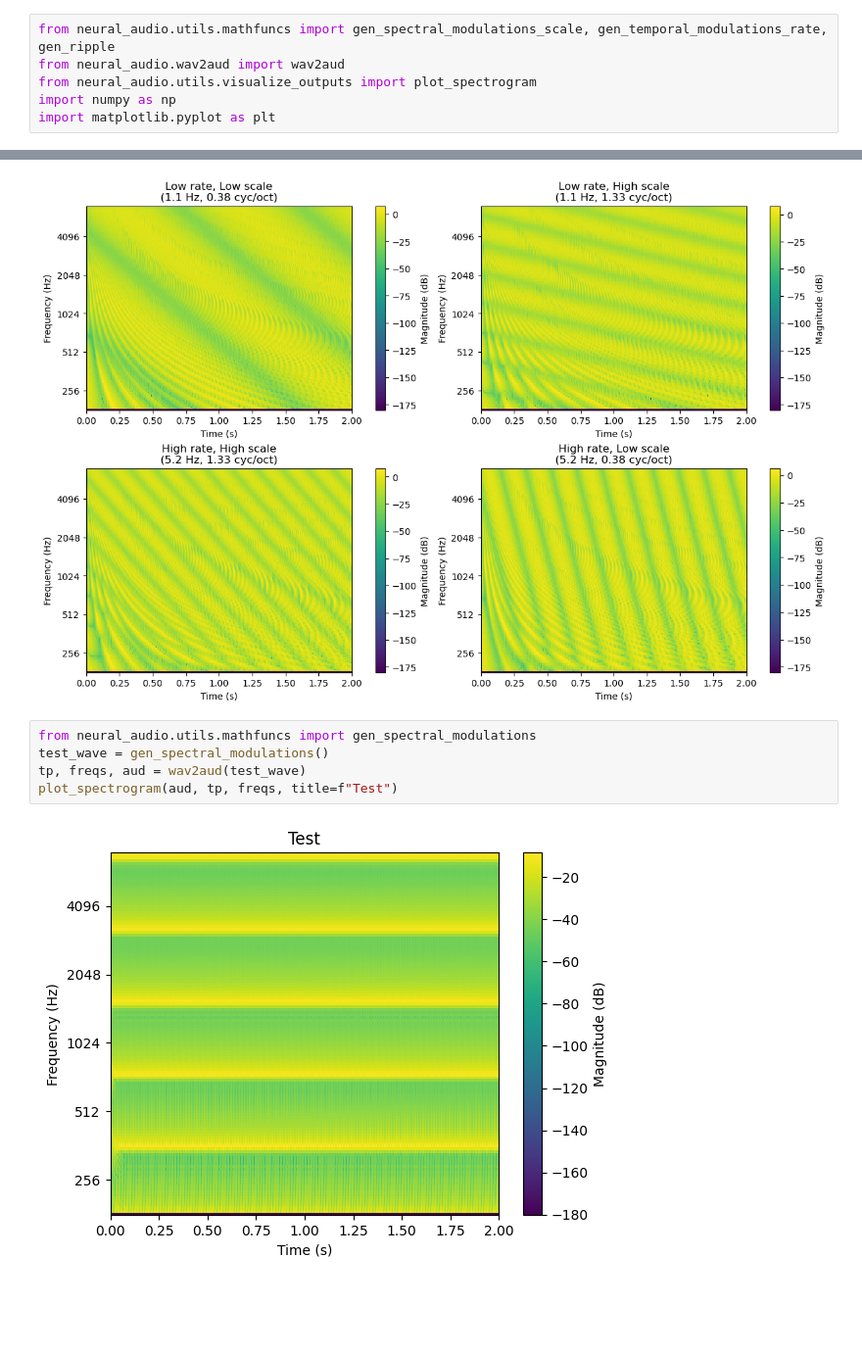
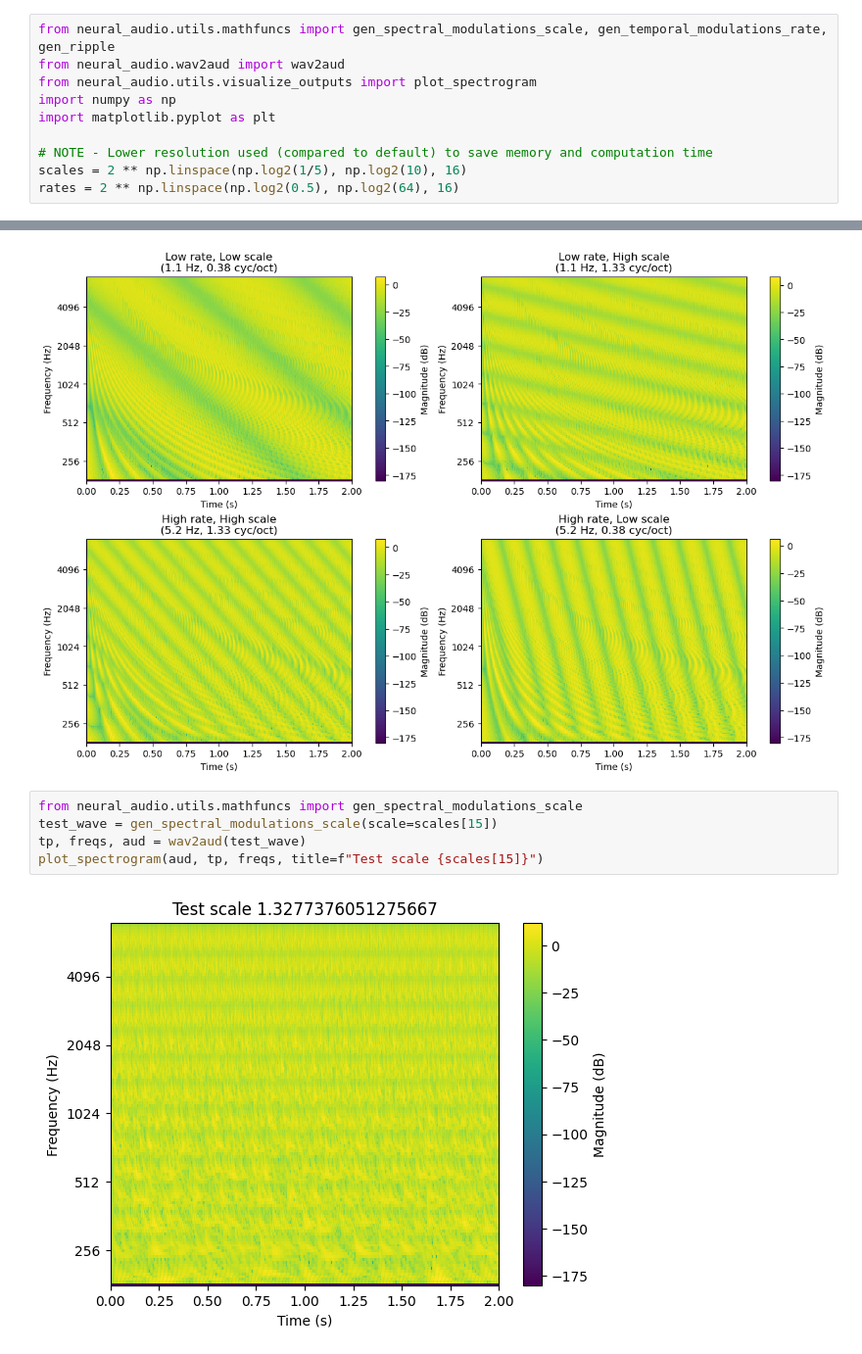
Before and after one commit to ninocapipoca/neural_audio, a Jupyter notebook: tutorials/Tutorial 3 - Stimulus sound generators.ipynb, the cells around one changed output, grey strips where cells are left out. Shown at 98% size. Cells and saved outputs as stored; diff of their text form; blank space fills up the shorter version.

```diff
--- a/tutorials/Tutorial 3 - Stimulus sound generators.ipynb
+++ b/tutorials/Tutorial 3 - Stimulus sound generators.ipynb
@@ -16,6 +16,10 @@ from neural_audio.wav2aud import wav2aud
 from neural_audio.utils.visualize_outputs import plot_spectrogram
 import numpy as np
 import matplotlib.pyplot as plt
+
+# NOTE - Lower resolution used (compared to default) to save memory and computation time
+scales = 2 ** np.linspace(np.log2(1/5), np.log2(10), 16)
+rates = 2 ** np.linspace(np.log2(0.5), np.log2(64), 16)
 # %% [markdown]
 #### Effect of rate on a temporally-modulated signal
 This is an example of a signal that contains no spectral changes - all frequencies are present, but only in short bursts, meaning only temporal modulations are present.
@@ -92,9 +96,9 @@ plt.show()
 # %% [output]
 [figure]
 # %%
-from neural_audio.utils.mathfuncs import gen_spectral_modulations
-test_wave = gen_spectral_modulations()
+from neural_audio.utils.mathfuncs import gen_spectral_modulations_scale
+test_wave = gen_spectral_modulations_scale(scale=scales[15])
 tp, freqs, aud = wav2aud(test_wave)
-plot_spectrogram(aud, tp, freqs, title=f"Test")
+plot_spectrogram(aud, tp, freqs, title=f"Test scale {scales[15]}")
 # %% [output]
-[figure, old version]
+[figure, new version]
```
Also changed, not shown: parts of 2 cells of this notebook, 3 other files.
